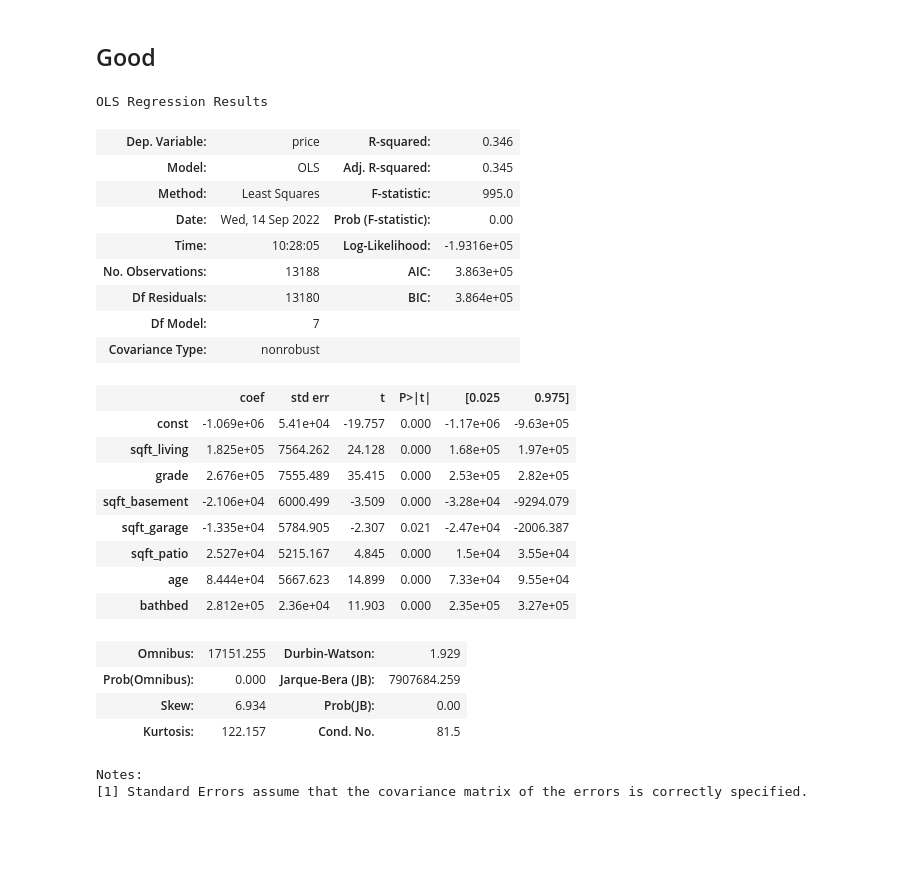
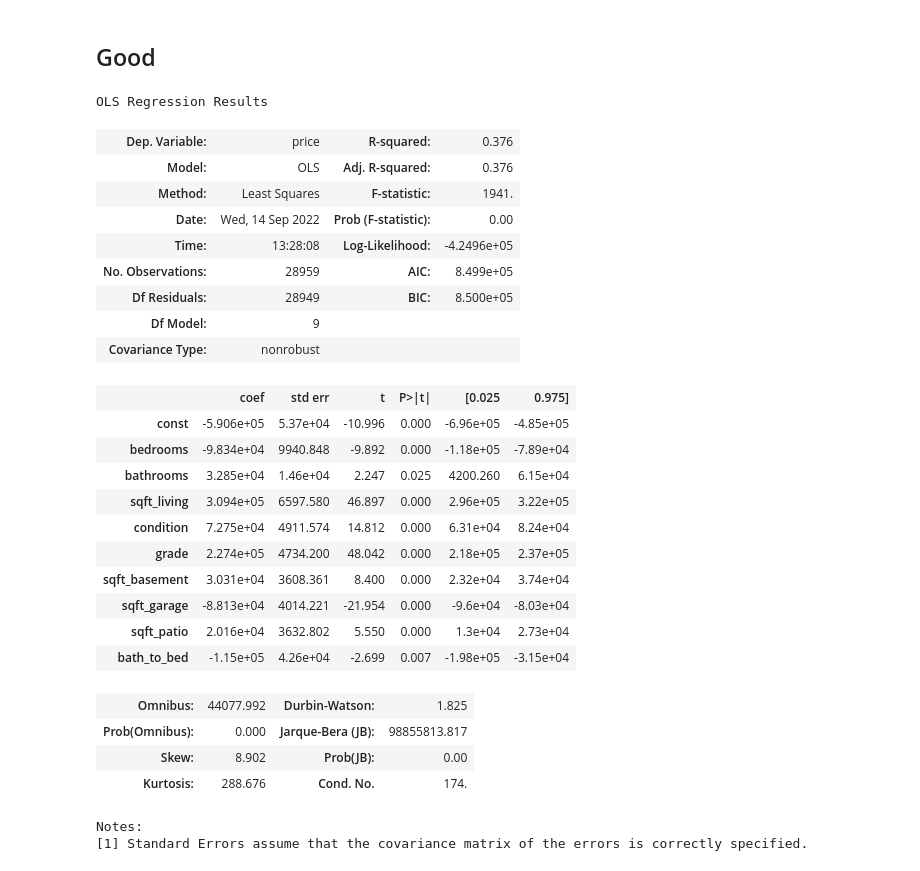
Before and after one commit to hall-nicholas/flatiron-ds-project-2, a Jupyter notebook: code/PatEDA.ipynb, the cells around one changed output. Cells and saved outputs as stored; diff of their text form; code cells hidden in the pictures; blank space fills up the shorter version.

```diff
--- a/code/PatEDA.ipynb
+++ b/code/PatEDA.ipynb
@@ -270,7 +272,3 @@ df['sqft_garage'].plot(kind = 'hist', bins = 50)
 [figure]
 # %% [markdown]
 ## Model Exploration
-# %%
-df = df[df['age'] > 49]
-df = df[['price', 'bedrooms', 'bathrooms', 'sqft_living', 'condition', 'grade', 'sqft_basement', 'sqft_garage', 'sqft_patio', 'age']]
-df.head()
@@ -284,5 +274,0 @@ df.head()
-# %%
-df['bathbed'] = df['bathrooms'] / df['bedrooms']
-median_bathbed = df['bathbed'].median()
-df.replace([np.inf, -np.inf], median_bathbed, inplace=True)
-df.fillna(median_bathbed, inplace=True)
@@ -303,0 +275,4 @@ df.corr()
+# %%
+
+df = df.drop(['id', 'date', 'sqft_lot', 'sqft_above', 'floors', 'yr_built', 'yr_renovated', 'lat', 'long', 'waterfront', 'greenbelt', 'nuisance', 'view', 'heat_source', 'sewer_system', 'address', 'age'], axis=1)
+df.head()
@@ -408,7 +371,7 @@ dflog = df.copy()
 # dflog['bathbed'].value_counts()
 # %%
 #list for cols to scale
-cols_to_scale = ['sqft_living', 'sqft_basement', 'sqft_garage', 'sqft_patio', 'age']
+cols_to_scale = ['sqft_living', 'sqft_basement', 'sqft_garage', 'sqft_patio']
 
 #create and fit scaler
 scaler = StandardScaler()
@@ -435,33 +398,36 @@ dflog
 ## Good
 # %%
 target = dflog['price']
-predictors = dflog.drop(['price', 'condition', 'bedrooms', 'bathrooms'], axis=1)
+predictors = dflog.drop(['price'], axis=1)
+# predictors = dflog.drop(['price', 'condition', 'bedrooms', 'bathrooms', 'sqft_garage', 'sqft_basement'], axis=1)
 predictors = sm.add_constant(predictors)
 model = sm.OLS(target, predictors).fit()
 model.summary()
 # %% [output]
 OLS Regression Results
-| Dep. Variable: | price | R-squared: | 0.346 |
-| Model: | OLS | Adj. R-squared: | 0.345 |
-| Method: | Least Squares | F-statistic: | 995.0 |
+| Dep. Variable: | price | R-squared: | 0.376 |
+| Model: | OLS | Adj. R-squared: | 0.376 |
+| Method: | Least Squares | F-statistic: | 1941. |
 | Date: | Wed, 14 Sep 2022 | Prob (F-statistic): | 0.00 |
-| Time: | 10:28:05 | Log-Likelihood: | -1.9316e+05 |
-| No. Observations: | 13188 | AIC: | 3.863e+05 |
-| Df Residuals: | 13180 | BIC: | 3.864e+05 |
-| Df Model: | 7 |  |  |
+| Time: | 13:28:08 | Log-Likelihood: | -4.2496e+05 |
+| No. Observations: | 28959 | AIC: | 8.499e+05 |
+| Df Residuals: | 28949 | BIC: | 8.500e+05 |
+| Df Model: | 9 |  |  |
 | Covariance Type: | nonrobust |  |  |
 |  | coef | std err | t | P>|t| | [0.025 | 0.975] |
-| const | -1.069e+06 | 5.41e+04 | -19.757 | 0.000 | -1.17e+06 | -9.63e+05 |
-| sqft_living | 1.825e+05 | 7564.262 | 24.128 | 0.000 | 1.68e+05 | 1.97e+05 |
-| grade | 2.676e+05 | 7555.489 | 35.415 | 0.000 | 2.53e+05 | 2.82e+05 |
-| sqft_basement | -2.106e+04 | 6000.499 | -3.509 | 0.000 | -3.28e+04 | -9294.079 |
-| sqft_garage | -1.335e+04 | 5784.905 | -2.307 | 0.021 | -2.47e+04 | -2006.387 |
-| sqft_patio | 2.527e+04 | 5215.167 | 4.845 | 0.000 | 1.5e+04 | 3.55e+04 |
-| age | 8.444e+04 | 5667.623 | 14.899 | 0.000 | 7.33e+04 | 9.55e+04 |
-| bathbed | 2.812e+05 | 2.36e+04 | 11.903 | 0.000 | 2.35e+05 | 3.27e+05 |
+| const | -5.906e+05 | 5.37e+04 | -10.996 | 0.000 | -6.96e+05 | -4.85e+05 |
+| bedrooms | -9.834e+04 | 9940.848 | -9.892 | 0.000 | -1.18e+05 | -7.89e+04 |
+| bathrooms | 3.285e+04 | 1.46e+04 | 2.247 | 0.025 | 4200.260 | 6.15e+04 |
+| sqft_living | 3.094e+05 | 6597.580 | 46.897 | 0.000 | 2.96e+05 | 3.22e+05 |
+| condition | 7.275e+04 | 4911.574 | 14.812 | 0.000 | 6.31e+04 | 8.24e+04 |
+| grade | 2.274e+05 | 4734.200 | 48.042 | 0.000 | 2.18e+05 | 2.37e+05 |
+| sqft_basement | 3.031e+04 | 3608.361 | 8.400 | 0.000 | 2.32e+04 | 3.74e+04 |
+| sqft_garage | -8.813e+04 | 4014.221 | -21.954 | 0.000 | -9.6e+04 | -8.03e+04 |
+| sqft_patio | 2.016e+04 | 3632.802 | 5.550 | 0.000 | 1.3e+04 | 2.73e+04 |
+| bath_to_bed | -1.15e+05 | 4.26e+04 | -2.699 | 0.007 | -1.98e+05 | -3.15e+04 |
-| Omnibus: | 17151.255 | Durbin-Watson: | 1.929 |
-| Prob(Omnibus): | 0.000 | Jarque-Bera (JB): | 7907684.259 |
-| Skew: | 6.934 | Prob(JB): | 0.00 |
-| Kurtosis: | 122.157 | Cond. No. | 81.5 |
+| Omnibus: | 44077.992 | Durbin-Watson: | 1.825 |
+| Prob(Omnibus): | 0.000 | Jarque-Bera (JB): | 98855813.817 |
+| Skew: | 8.902 | Prob(JB): | 0.00 |
+| Kurtosis: | 288.676 | Cond. No. | 174. |
 Notes:
 [1] Standard Errors assume that the covariance matrix of the errors is correctly specified.
```
Also changed, not shown: parts of 24 cells of this notebook.
